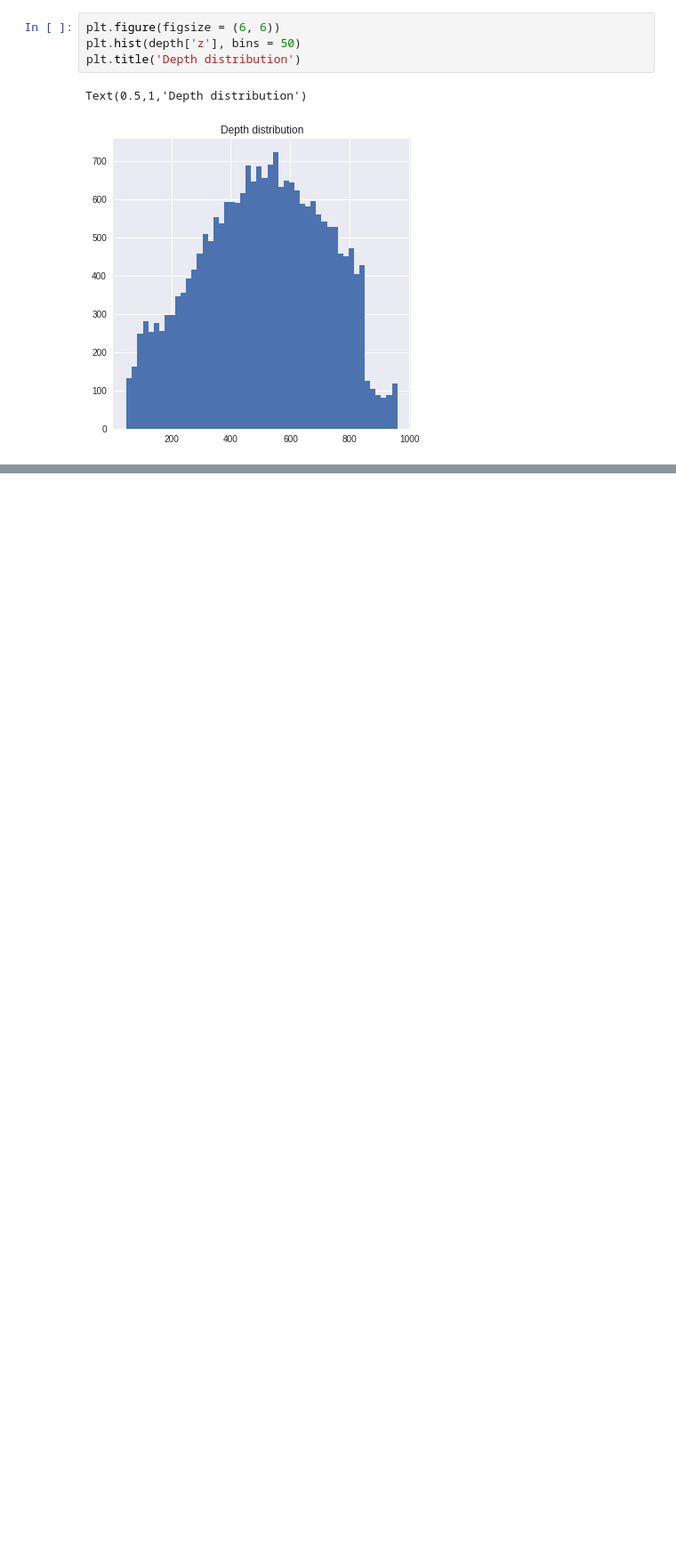
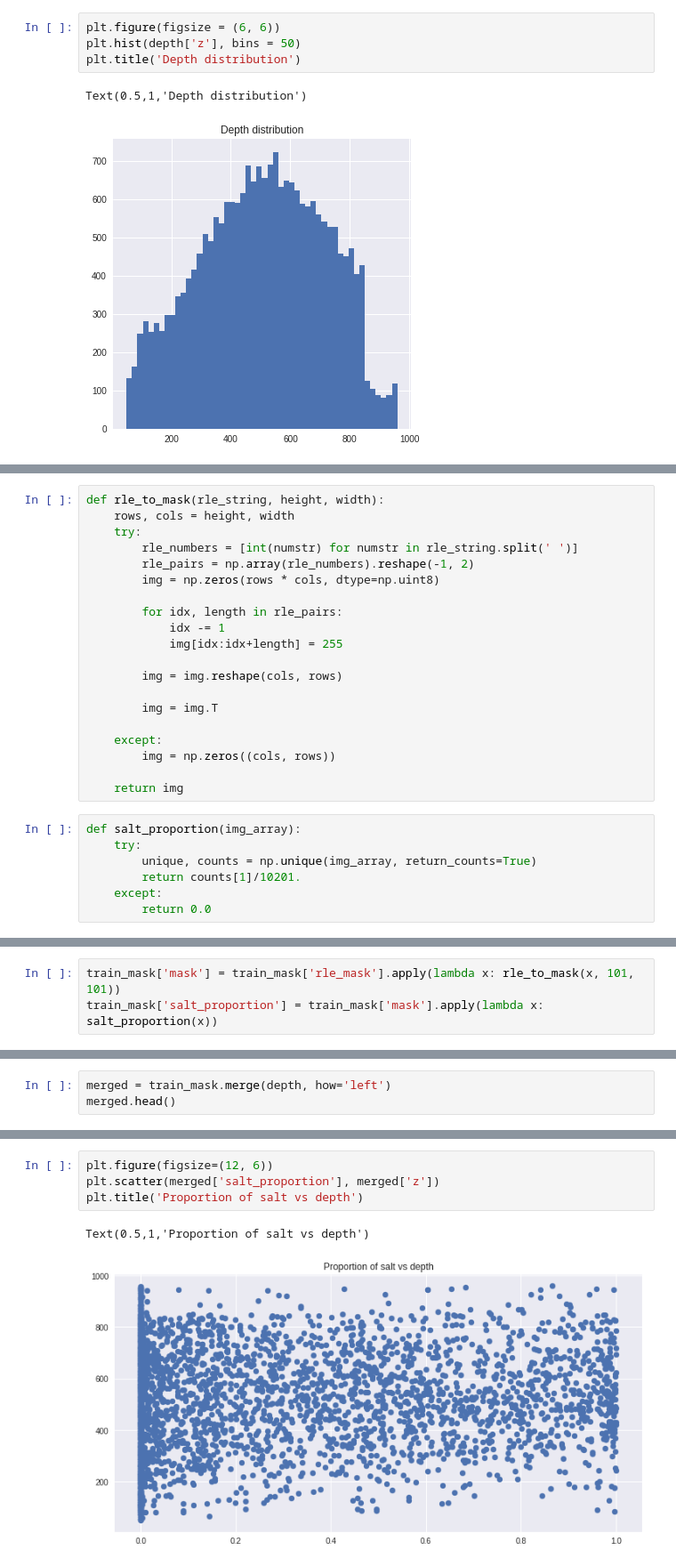
Before and after one commit to JacksonIsaac/colab_notebooks, a Jupyter notebook: kaggle_tgs_salt_identification.ipynb, the cells around one changed output, grey strips where cells are left out. Shown: that part at 89% size. Cells and saved outputs as stored; diff of their text form; blank space fills up the shorter version.

Commit message:
Create train mask and merge with depth
- Visualize proportion of salt vs depth

```diff
--- a/kaggle_tgs_salt_identification.ipynb
+++ b/kaggle_tgs_salt_identification.ipynb
@@ -143,0 +146,27 @@ Text(0.5,1,'Depth distribution')
+# %%
+def rle_to_mask(rle_string, height, width):
+    rows, cols = height, width
+    try:
+        rle_numbers = [int(numstr) for numstr in rle_string.split(' ')]
+        rle_pairs = np.array(rle_numbers).reshape(-1, 2)
+        img = np.zeros(rows * cols, dtype=np.uint8)
+
+        for idx, length in rle_pairs:
+            idx -= 1
+            img[idx:idx+length] = 255
+
+        img = img.reshape(cols, rows)
+
+        img = img.T
+
+    except:
+        img = np.zeros((cols, rows))
+
+    return img
+# %%
+def salt_proportion(img_array):
+    try:
+        unique, counts = np.unique(img_array, return_counts=True)
+        return counts[1]/10201.
+    except:
+        return 0.0
@@ -143,0 +175,3 @@ Text(0.5,1,'Depth distribution')
+# %%
+train_mask['mask'] = train_mask['rle_mask'].apply(lambda x: rle_to_mask(x, 101, 101))
+train_mask['salt_proportion'] = train_mask['mask'].apply(lambda x: salt_proportion(x))
@@ -143,0 +180,3 @@ Text(0.5,1,'Depth distribution')
+# %%
+merged = train_mask.merge(depth, how='left')
+merged.head()
@@ -143,0 +190,7 @@ Text(0.5,1,'Depth distribution')
+# %%
+plt.figure(figsize=(12, 6))
+plt.scatter(merged['salt_proportion'], merged['z'])
+plt.title('Proportion of salt vs depth')
+# %% [output]
+Text(0.5,1,'Proportion of salt vs depth')
+[figure, added]
```
Also changed, not shown: parts of 4 cells of this notebook.
